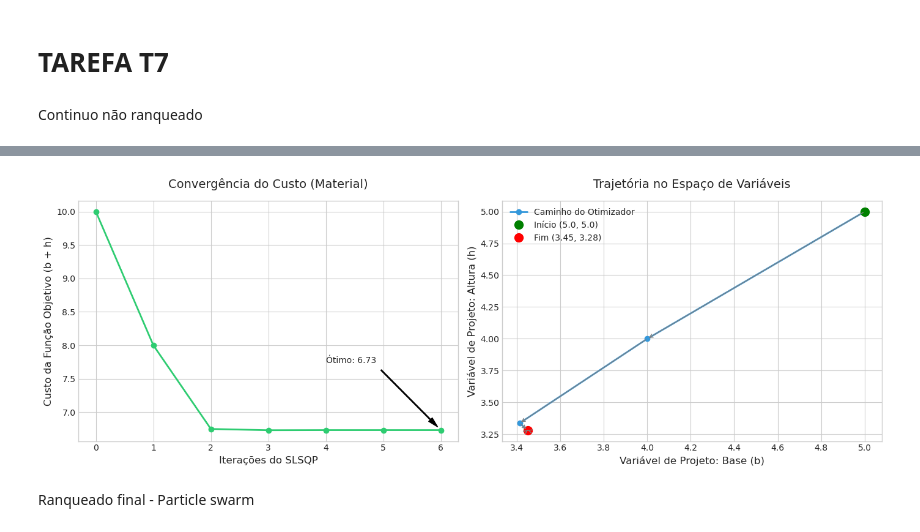
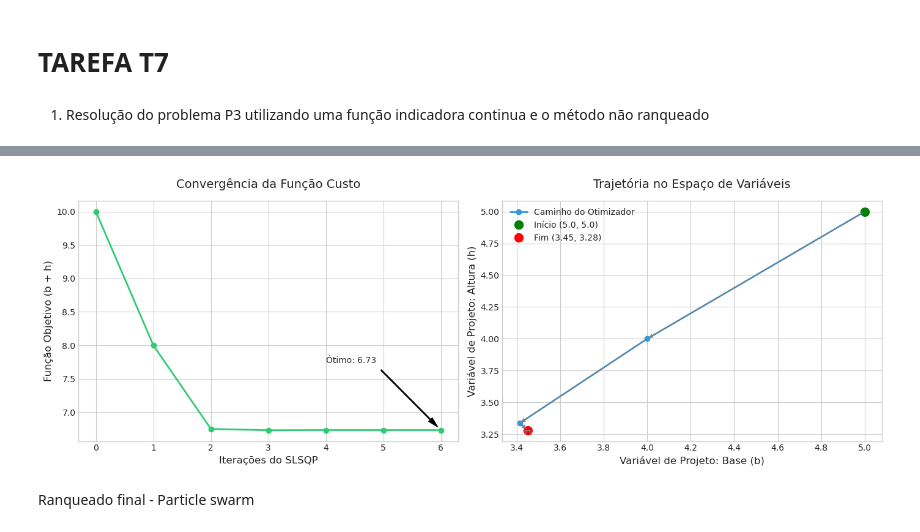
Before and after one commit to Gabrielsssilverio/Confiabilidade-avancada, a Jupyter notebook: Lista_exercicios.ipynb, the cells around one changed output, grey strips where cells are left out. Cells and saved outputs as stored; diff of their text form; code cells hidden in the pictures.

```diff
--- a/Lista_exercicios.ipynb
+++ b/Lista_exercicios.ipynb
@@ -1042,7 +1042,7 @@ Solução Ótima: w = 2.6078, t = 3.6149
 # %% [markdown]
 # TAREFA T7
 # %% [markdown]
-Continuo não ranqueado
+1) Resolução do problema P3 utilizando uma função indicadora continua e o método não ranqueado
 # %%
 import numpy as np
 from scipy.optimize import minimize
@@ -1052,51 +1052,55 @@ import time
 
 # PARÂMETROS GERAIS DO PROBLEMA P3
 beta_T = 3.0
-p_fT = norm.cdf(-beta_T)  # Alvo de falha: ~1.3499e-3
+p_fT = norm.cdf(-beta_T)
 std_dev = 0.3
 bounds = (0.0, 10.0)
-sigma_eps = 0.005
 
-
+# AMOSTRAGEM
 N_samples = 100000
+np.random.seed(42)
 margem = 4.0 * std_dev
 limite_inferior = bounds[0] - margem
 limite_superior = bounds[1] + margem
 
-np.random.seed(42)
+# Amostragem uniforme
 B_base = np.random.uniform(limite_inferior, limite_superior, N_samples)
 H_base = np.random.uniform(limite_inferior, limite_superior, N_samples)
 
+# FUNÇÕES DE ESTADO LIMITE
 g1_base = (B_base**2 * H_base) / 20.0 - 1.0
 g2_base = ((B_base + H_base - 5.0)**2 / 30.0) + ((B_base - H_base - 12.0)**2 / 120.0) - 1.0
 g3_base = 80.0 / (B_base**2 + 8.0 * H_base + 5.0) - 1.0
 
+# FUNÇÃO INDICADORA CONTÍNUA
+sigma_eps = 0.005
 If_g1 = norm.cdf(-g1_base / sigma_eps)
 If_g2 = norm.cdf(-g2_base / sigma_eps)
 If_g3 = norm.cdf(-g3_base / sigma_eps)
 
-# ============================================================================
-# FUNÇÕES DE AVALIAÇÃO E RASTREAMENTO
-# ============================================================================
+# FUNÇÃO QUE CALCULA pf e beta, utilizando as funções contínuas
 def calcular_pf_e_beta(mu, If_valores):
-    """Calcula os valores reais de probabilidade e confiabilidade."""
+
     b, h = mu[0], mu[1]
     pdf_B = norm.pdf(B_base, loc=b, scale=std_dev)
     pdf_H = norm.pdf(H_base, loc=h, scale=std_dev)
-    pesos_w = pdf_B * pdf_H
+    pesos_w = pdf_B * pdf_H # Calculo dos pesos
 
-    pf_estimado = np.sum(pesos_w * If_valores) / np.sum(pesos_w)
+    pf_estimado = np.sum(pesos_w * If_valores) / np.sum(pesos_w) # Equação 8.111
     pf_estimado = max(pf_estimado, 1e-15)
     beta_estimado = -norm.ppf(pf_estimado)
 
     return pf_estimado, beta_estimado
 
+# FUNÇÃO QUE AVALIA A RESTRIÇÃO DO beta ALVO
 def avaliar_restricao_continua(mu, If_valores):
-    """Retorna o slack de Beta para o otimizador."""
+
     pf, beta = calcular_pf_e_beta(mu, If_valores)
     return beta - beta_T
 
+# FUNÇÃO OBJETIVO
 def objective_func(mu):
+
     return mu[0] + mu[1]
 
 # --- RASTREAMENTO DO HISTÓRICO (CALLBACK) ---
@@ -1104,68 +1108,67 @@ historico_b = []
 historico_h = []
 historico_f = []
 
+# FUNÇÃO PARA GUARDAR O HISTÓRICO (UTILIZADA NA OTIMIZAÇÃO COMO CALLBACK E PARA PLOTAGEM)
 def guardar_historico(xk):
-    """Esta função é chamada pelo Scipy a cada iteração bem-sucedida."""
+
     historico_b.append(xk[0])
     historico_h.append(xk[1])
     historico_f.append(objective_func(xk))
 
-# ============================================================================
-# OTIMIZAÇÃO (SCIPY SLSQP)
-# ============================================================================
+# LAÇO DE OTIMIZAÇÃO
+# Restrições
 cons = [
     {'type': 'ineq', 'fun': lambda mu: avaliar_restricao_continua(mu, If_g1)},
     {'type': 'ineq', 'fun': lambda mu: avaliar_restricao_continua(mu, If_g2)},
     {'type': 'ineq', 'fun': lambda mu: avaliar_restricao_continua(mu, If_g3)}
 ]
 
-# Chute inicial (e gravando ele como passo 0 no histórico)
+# Ponto inicial e contador de tempo
 mu_0 = np.array([5.0, 5.0])
 guardar_historico(mu_0)
-
-print("2. Iniciando busca...")
 start_time = time.time()
 
+# Otimizador utilizando "SLSQP"
 resp = minimize(objective_func, mu_0, method='SLSQP', bounds=[bounds, bounds],
                 constraints=cons, callback=guardar_historico, options={'eps': 0.1})
 
 end_time = time.time()
 
-# ============================================================================
-# RESULTADOS E CÁLCULO FINAL DE CONFIABILIDADE
-# ============================================================================
+# RESULTADOS
+# Pontos ótimos (médias)
 b_opt, h_opt = resp.x
 
-print("\n--- RESULTADOS FINAIS ---")
+# Calculo das probabilidades de cada restrição
+pf1, beta1 = calcular_pf_e_beta(resp.x, If_g1)
+pf2, beta2 = calcular_pf_e_beta(resp.x, If_g2)
+pf3, beta3 = calcular_pf_e_beta(resp.x, If_g3)
+
+# PRINT DOS RESULTADOS
+# Resultados da otimização
+print("\n--- RESULTADOS FINAIS DA OTIMIZAÇÃO ---")
 print(f"Sucesso na Convergência: {resp.success}")
 print(f"Média Ótima (b*): {b_opt:.4f}")
 print(f"Média Ótima (h*): {h_opt:.4f}")
 print(f"Função Objetivo (f): {resp.fun:.4f}")
 
-# Analisando qual restrição "apertou" o projeto
-pf1, beta1 = calcular_pf_e_beta(resp.x, If_g1)
-pf2, beta2 = calcular_pf_e_beta(resp.x, If_g2)
-pf3, beta3 = calcular_pf_e_beta(resp.x, If_g3)
-
+# Resultados da confiabilidade
 print("\n--- ANÁLISE DE CONFIABILIDADE DO PROJETO ÓTIMO ---")
 print(f"Alvo Exigido: Beta >= {beta_T} (Pf <= {p_fT:.2e})")
 print(f"Modo de Falha 1 (g1): Beta = {beta1:.4f}  |  Pf = {pf1:.2e}")
 print(f"Modo de Falha 2 (g2): Beta = {beta2:.4f}  |  Pf = {pf2:.2e}")
 print(f"Modo de Falha 3 (g3): Beta = {beta3:.4f}  |  Pf = {pf3:.2e}")
 
-# ============================================================================
+
 # PLOTAGEM DOS GRÁFICOS
-# ============================================================================
-print("\n3. Gerando gráficos de convergência...")
 
 plt.style.use('seaborn-v0_8-whitegrid')
 fig, (ax1, ax2) = plt.subplots(1, 2, figsize=(14, 5))
 
-# Gráfico 1: Convergência do Custo (Função Objetivo)
+# Gráfico 1: Convergência da Função Objetivo
 ax1.plot(range(len(historico_f)), historico_f, marker='o', color='#2ecc71', linewidth=2)
-ax1.set_title('Convergência do Custo (Material)', fontsize=14, pad=15)
+ax1.set_title('Convergência da Função Custo', fontsize=14, pad=15)
 ax1.set_xlabel('Iterações do SLSQP', fontsize=12)
-ax1.set_ylabel('Custo da Função Objetivo (b + h)', fontsize=12)
+ax1.set_ylabel('Função Objetivo (b + h)', fontsize=12)
 ax1.annotate(f'Ótimo: {resp.fun:.2f}',
              xy=(len(historico_f)-1, historico_f[-1]),
              xytext=(len(historico_f)-3, historico_f[-1] + 1),
@@ -1176,7 +1179,7 @@ ax2.plot(historico_b, historico_h, marker='o', color='#3498db', linewidth=2, lab
 ax2.plot(historico_b[0], historico_h[0], 'go', markersize=10, label='Início (5.0, 5.0)')
 ax2.plot(historico_b[-1], historico_h[-1], 'ro', markersize=10, label=f'Fim ({b_opt:.2f}, {h_opt:.2f})')
 
-# Adicionando anotações para mostrar a direção do fluxo
+# Anotações para mostrar a direção do fluxo
 for i in range(len(historico_b)-1):
     ax2.annotate('', xy=(historico_b[i+1], historico_h[i+1]),
                  xytext=(historico_b[i], historico_h[i]),
@@ -1210,4 +1207,4 @@ Modo de Falha 3 (g3): Beta = 7.9413  |  Pf = 1.00e-15
-[figure, old version]
+[figure, new version]
 # %% [markdown]
 Ranqueado final - Particle swarm
 # %%
```
Also changed, not shown: parts of 2 cells of this notebook, 1 other file.
